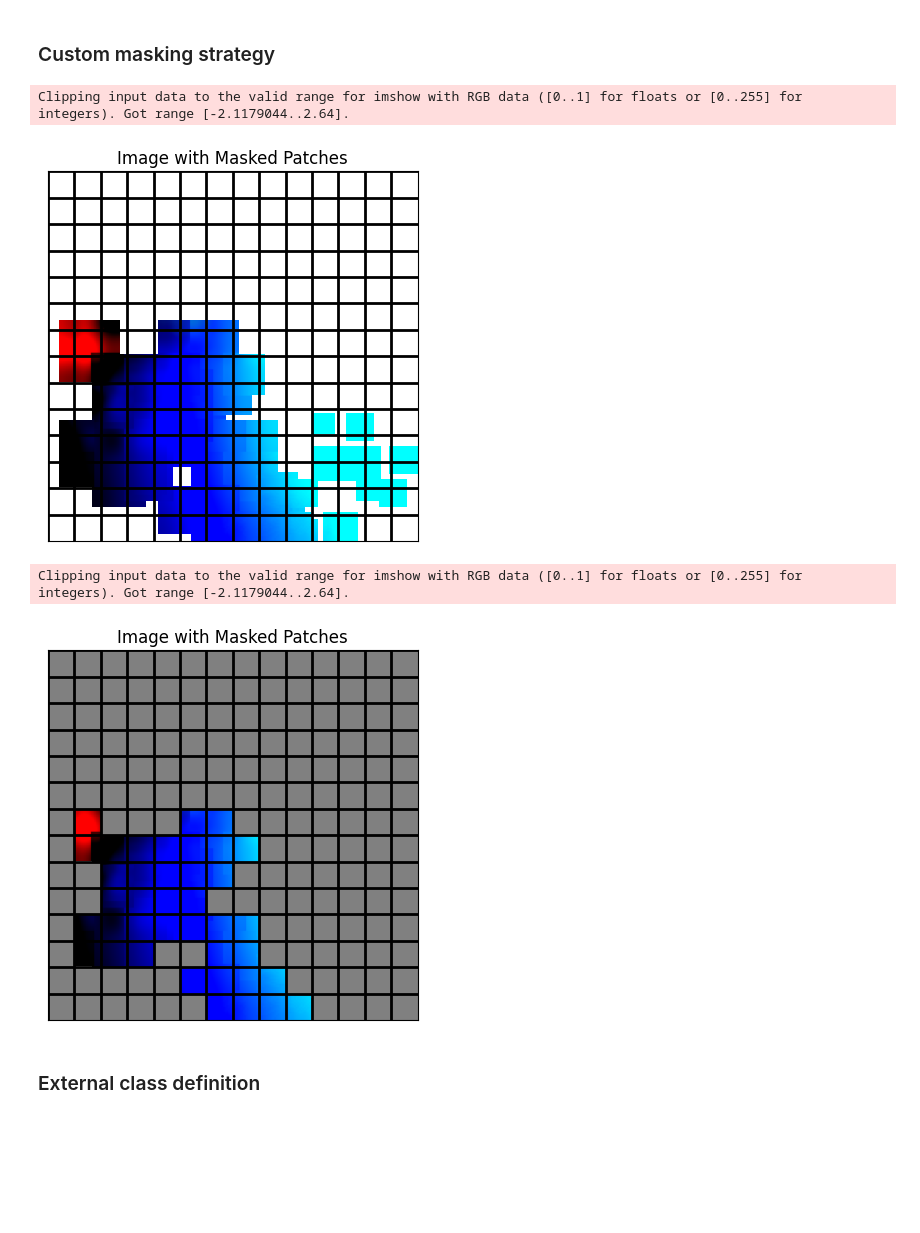
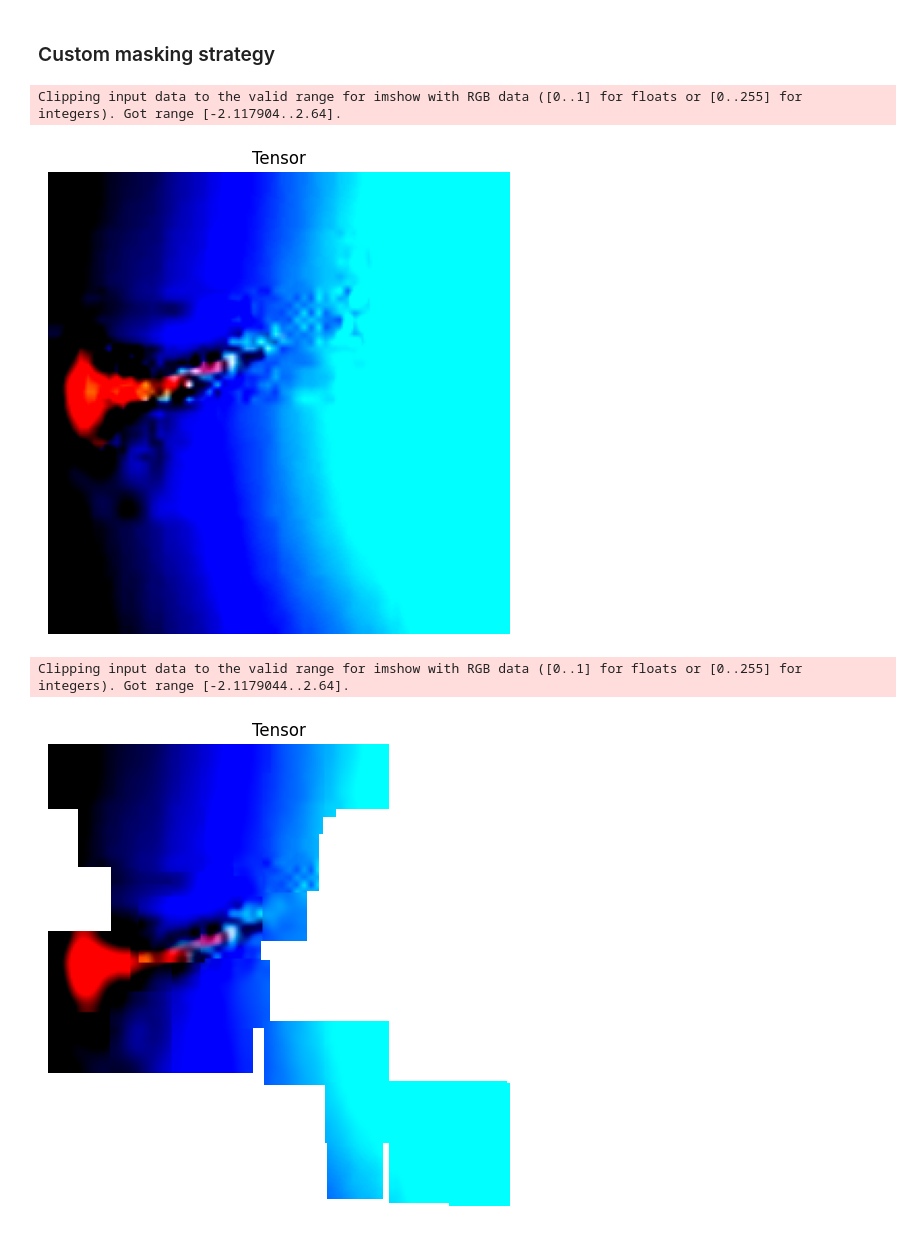
Before and after one commit to tcouso/uav_active_sensing, a Jupyter notebook: notebooks/1.02-image-env.ipynb, the cells around one changed output. Saved outputs shown, nothing was run; the diff lists cells and outputs as text; code cells hidden in the pictures; blank space fills up the shorter version.

```diff
--- a/notebooks/1.02-image-env.ipynb
+++ b/notebooks/1.02-image-env.ipynb
@@ -324,5 +171,0 @@ def nan_masking(sequence, noise=None):
-# %%
-visualize_patches(processed_sampled_image.squeeze(0).permute(1, 2, 0), pretrained_model.config.patch_size)
-# %% [output]
-Clipping input data to the valid range for imshow with RGB data ([0..1] for floats or [0..255] for integers). Got range [-2.1179044..2.64].
-[figure, removed]
@@ -342,5 +171,0 @@ embeddings = torch.cat((cls_tokens, embeddings), dim=1)
-# %%
-visualize_patches(processed_sampled_image.squeeze(0).permute(1, 2, 0), pretrained_model.config.patch_size, mask=sampled_img_mask)
-# %% [output]
-Clipping input data to the valid range for imshow with RGB data ([0..1] for floats or [0..255] for integers). Got range [-2.1179044..2.64].
-[figure, removed]
@@ -383,2 +171,0 @@ class CustomMaskViTMAE(ViTMAEForPreTraining):
-# %% [markdown]
-### External class definition
@@ -384,0 +176,11 @@ class CustomMaskViTMAE(ViTMAEForPreTraining):
+# %%
+env = ImageEnv(inputs.pixel_values.squeeze(0), img_FoV_ratio=8)
+sampled_img = env.random_walk(50, planar_step_size=30, altitude_step_size=1)
+
+visualize_tensor(env.img)
+visualize_tensor(env.sampled_img)
+# %% [output]
+Clipping input data to the valid range for imshow with RGB data ([0..1] for floats or [0..255] for integers). Got range [-2.117904..2.64].
+[figure, added]
+Clipping input data to the valid range for imshow with RGB data ([0..1] for floats or [0..255] for integers). Got range [-2.1179044..2.64].
+[figure, added]
```
Also changed, not shown: parts of 27 cells of this notebook, 3 other files.
